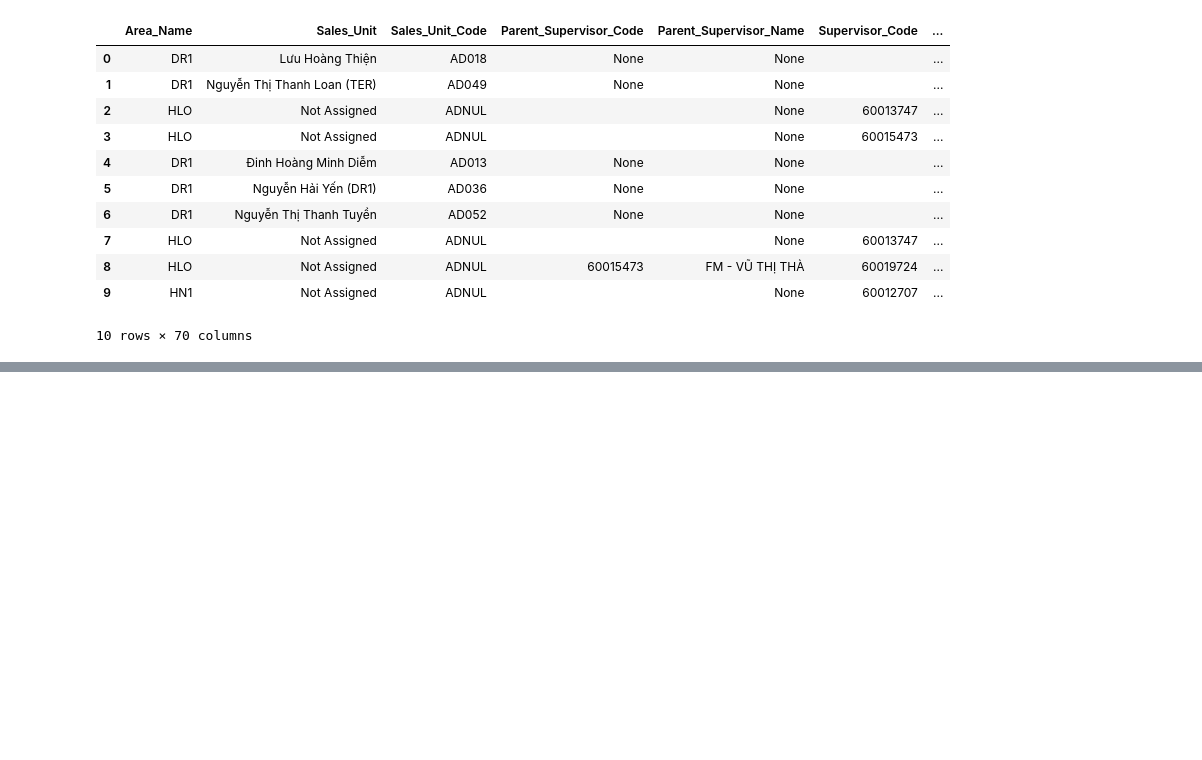
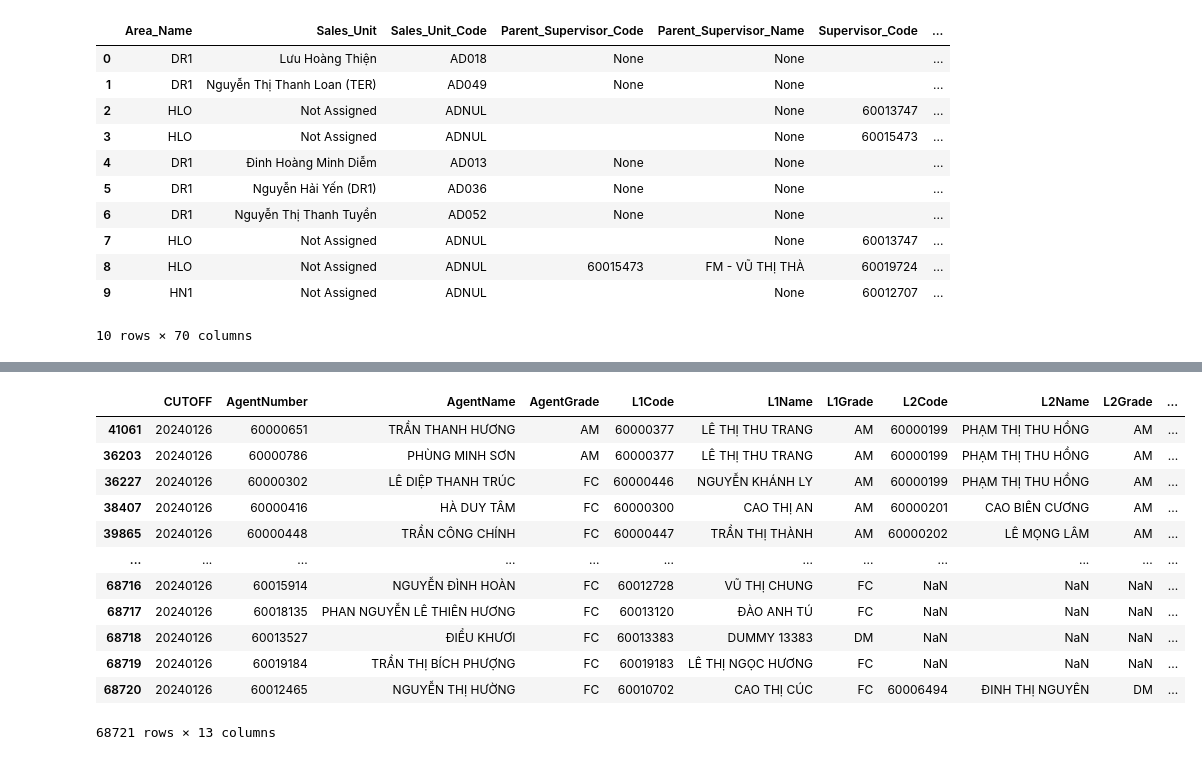
Before and after one commit to michaelmarytan81194/PythonProject, a Jupyter notebook: 4. Tools/AgentStructure.ipynb, the cells around one changed output, grey strips where cells are left out. Drawn from its saved outputs; the diff is of its cells as text; code cells hidden in the pictures; blank space fills up the shorter version.

```diff
--- a/4. Tools/AgentStructure.ipynb
+++ b/4. Tools/AgentStructure.ipynb
@@ -69,0 +71,6 @@ parent_sup
+# %%
+sup = agent_info[['Supervisor_Code', 'Supervisor_Name', 'Agent_Number', 'Agent_Name', 'Grade', 'CUTOFF']]
+sup = sup[sup['Supervisor_Code'].notnull() & sup['Supervisor_Name'].notnull()]
+sup.insert(0, "Mark_Level", "A", True)
+sup = sup.rename(columns={"Supervisor_Code": "HigherCode", "Supervisor_Name":"HigherName"})
+sup
@@ -69,0 +91,10 @@ parent_sup
+# %%
+parent_sup = pd.concat([parent, sup])
+parent_sup['rank'] = parent_sup.groupby('Agent_Number')['Mark_Level'].rank(method='dense', ascending=True)
+parent_sup = parent_sup[parent_sup['rank'] == 1]
+parent_sup = parent_sup[['HigherCode','HigherName','Agent_Number','Agent_Name','Grade', 'CUTOFF']]
+parent_sup.insert(2, "HigherGrade", parent_sup['HigherName'].str[:2], True)
+parent_sup.insert(2, "Higher Name", parent_sup['HigherName'].str.split('-').str[1] , True)
+parent_sup = parent_sup[['CUTOFF','Agent_Number','Agent_Name','Grade', 'HigherCode','Higher Name','HigherGrade']].rename(columns={"Higher Name":"HigherName"})
+parent_sup_short = parent_sup[['HigherCode','HigherName','HigherGrade','Agent_Number']]
+parent_sup_short
@@ -69,0 +117,6 @@ parent_sup
+# %%
+level_1 = parent_sup.rename(columns={
+                                    "Agent_Number":"AgentNumber", "Agent_Name":"AgentName", "Grade":"AgentGrade",
+                                    'HigherCode':"L1Code", "HigherName":"L1Name", "HigherGrade":"L1Grade"
+                                    })
+level_1
@@ -69,0 +137,5 @@ parent_sup
+# %%
+level_2 = pd.merge(level_1, parent_sup_short, left_on = 'L1Code', right_on = 'Agent_Number', how = 'left')
+level_2 = level_2.loc[:,level_2.columns != 'Agent_Number'].rename(columns={'HigherCode':"L2Code",
+                                                        "HigherName":"L2Name", "HigherGrade":"L2Grade", "CUTOFF_x": "CUTOFF"})
+level_2.head(10)
@@ -69,0 +154,19 @@ parent_sup
+# %%
+level_3 = pd.merge(level_2, parent_sup_short, left_on = 'L2Code', right_on = 'Agent_Number', how = 'left')
+level_3 = level_3.loc[:,level_3.columns != 'Agent_Number'].rename(columns={'HigherCode':"L3Code",
+                                                        "HigherName":"L3Name", "HigherGrade":"L3Grade", "CUTOFF_x": "CUTOFF"})
+level_3.sort_values('L3Code')
+# %% [output]
+|  | CUTOFF | AgentNumber | AgentName | AgentGrade | L1Code | L1Name | L1Grade | L2Code | L2Name | L2Grade | ... |
+| 41061 | 20240126 | 60000651 | TRẦN THANH HƯƠNG | AM | 60000377 | LÊ THỊ THU TRANG | AM | 60000199 | PHẠM THỊ THU HỒNG | AM | ... |
+| 36203 | 20240126 | 60000786 | PHÙNG MINH SƠN | AM | 60000377 | LÊ THỊ THU TRANG | AM | 60000199 | PHẠM THỊ THU HỒNG | AM | ... |
+| 36227 | 20240126 | 60000302 | LÊ DIỆP THANH TRÚC | FC | 60000446 | NGUYỄN KHÁNH LY | AM | 60000199 | PHẠM THỊ THU HỒNG | AM | ... |
+| 38407 | 20240126 | 60000416 | HÀ DUY TÂM | FC | 60000300 | CAO THỊ AN | AM | 60000201 | CAO BIÊN CƯƠNG | AM | ... |
+| 39865 | 20240126 | 60000448 | TRẦN CÔNG CHÍNH | FC | 60000447 | TRẦN THỊ THÀNH | AM | 60000202 | LÊ MỌNG LÂM | AM | ... |
+| ... | ... | ... | ... | ... | ... | ... | ... | ... | ... | ... | ... |
+| 68716 | 20240126 | 60015914 | NGUYỄN ĐÌNH HOÀN | FC | 60012728 | VŨ THỊ CHUNG | FC | NaN | NaN | NaN | ... |
+| 68717 | 20240126 | 60018135 | PHAN NGUYỄN LÊ THIÊN HƯƠNG | FC | 60013120 | ĐÀO ANH TÚ | FC | NaN | NaN | NaN | ... |
+| 68718 | 20240126 | 60013527 | ĐIỂU KHƯƠI | FC | 60013383 | DUMMY 13383 | DM | NaN | NaN | NaN | ... |
+| 68719 | 20240126 | 60019184 | TRẦN THỊ BÍCH PHƯỢNG | FC | 60019183 | LÊ THỊ NGỌC HƯƠNG | FC | NaN | NaN | NaN | ... |
+| 68720 | 20240126 | 60012465 | NGUYỄN THỊ HƯỜNG | FC | 60010702 | CAO THỊ CÚC | FC | 60006494 | ĐINH THỊ NGUYÊN | DM | ... |
+68721 rows × 13 columns
```
Also changed, not shown: parts of 21 cells of this notebook, 5 other files.
